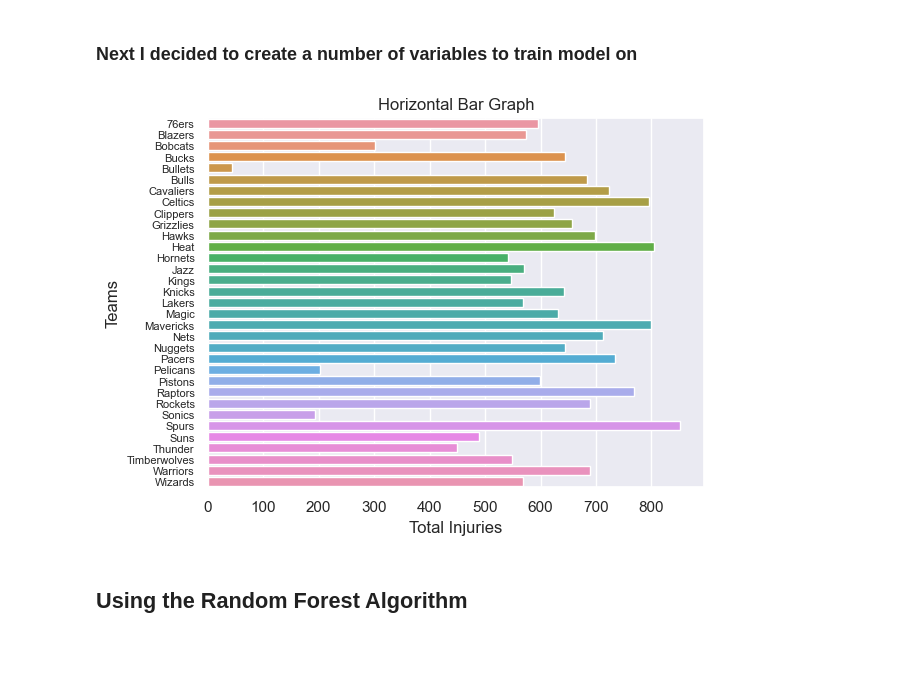
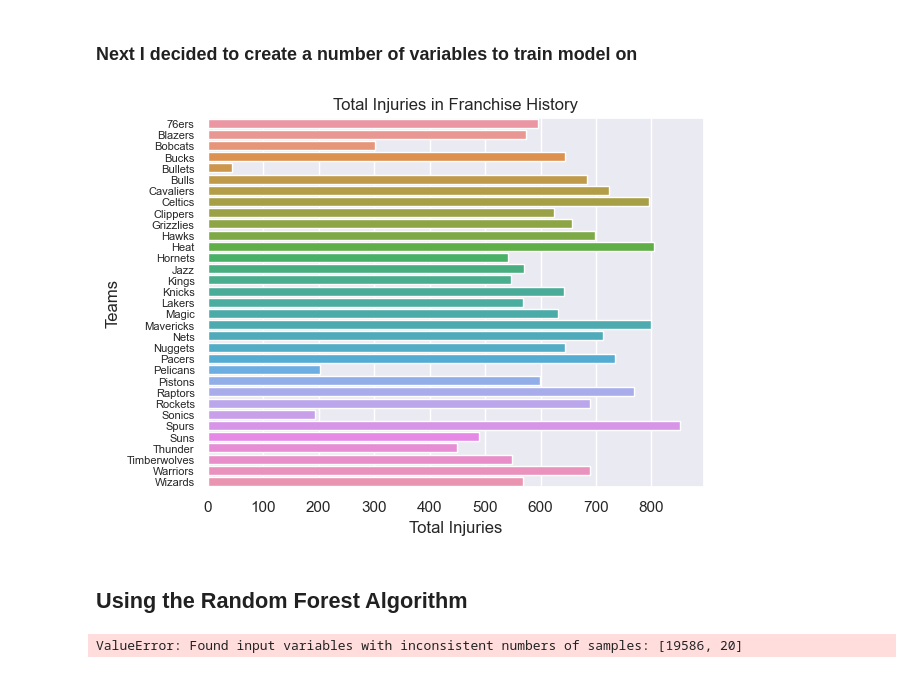
Before and after one commit to adc1021/NBAInjuryPredictor, a Jupyter notebook: notebooks/Forecasting.ipynb, the cells around one changed output. Drawn from its saved outputs; the diff is of its cells as text; code cells hidden in the pictures.

Commit message:
X_train and y_train

```diff
--- a/notebooks/Forecasting.ipynb
+++ b/notebooks/Forecasting.ipynb
@@ -153,18 +153,18 @@ for obj in inj_list:
 # %%
 # Bar Graph displaying the total number of injuries per team
 
 ax = sns.barplot(x=list(inj_dict.values()), y=list(inj_dict.keys()))
 
 # Add labels and title
 ax.set_yticklabels(ax.get_yticklabels(), fontsize=8)
 plt.xlabel('Total Injuries')
 plt.ylabel('Teams')
-plt.title('Horizontal Bar Graph')
+plt.title('Total Injuries in Franchise History')
 
 # Display the plot
 plt.show()
 # %% [output]
-[figure, old version]
+[figure, new version]
 # %% [markdown]
 ## Using the Random Forest Algorithm
 # %%
@@ -192,2 +190,14 @@ for injury_type in top_20_injuries:
+# %%
+reshaped_y = y.T
+X_train, X_val, y_train, y_val = train_test_split(X, y, test_size=0.2, random_state=42)
+
+# models = {}
+# for injury_type, y_train_arr in top_20_injuries:
+#     model = RandomForestClassifier()
+#     X_train_injury = injuryData[['Team', 'Year', 'Player', 'Injury Type']]
+#     model.fit(X_train_injury, y_train_arr)
+#     models[injury_type] = model
+# %% [output]
+ValueError: Found input variables with inconsistent numbers of samples: [19586, 20]
 # %%
 len(models)
```
Also changed, not shown: parts of 2 cells of this notebook.
